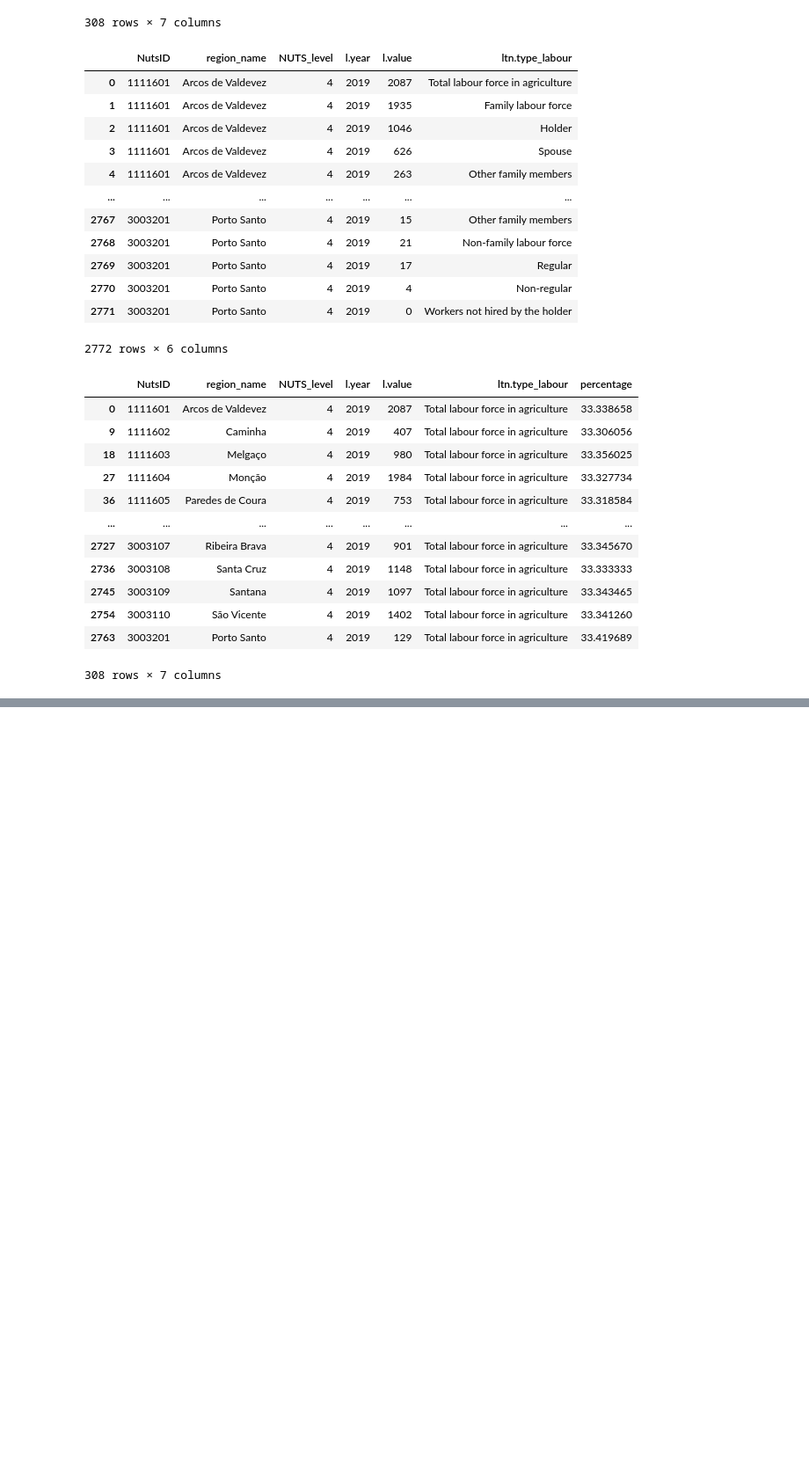
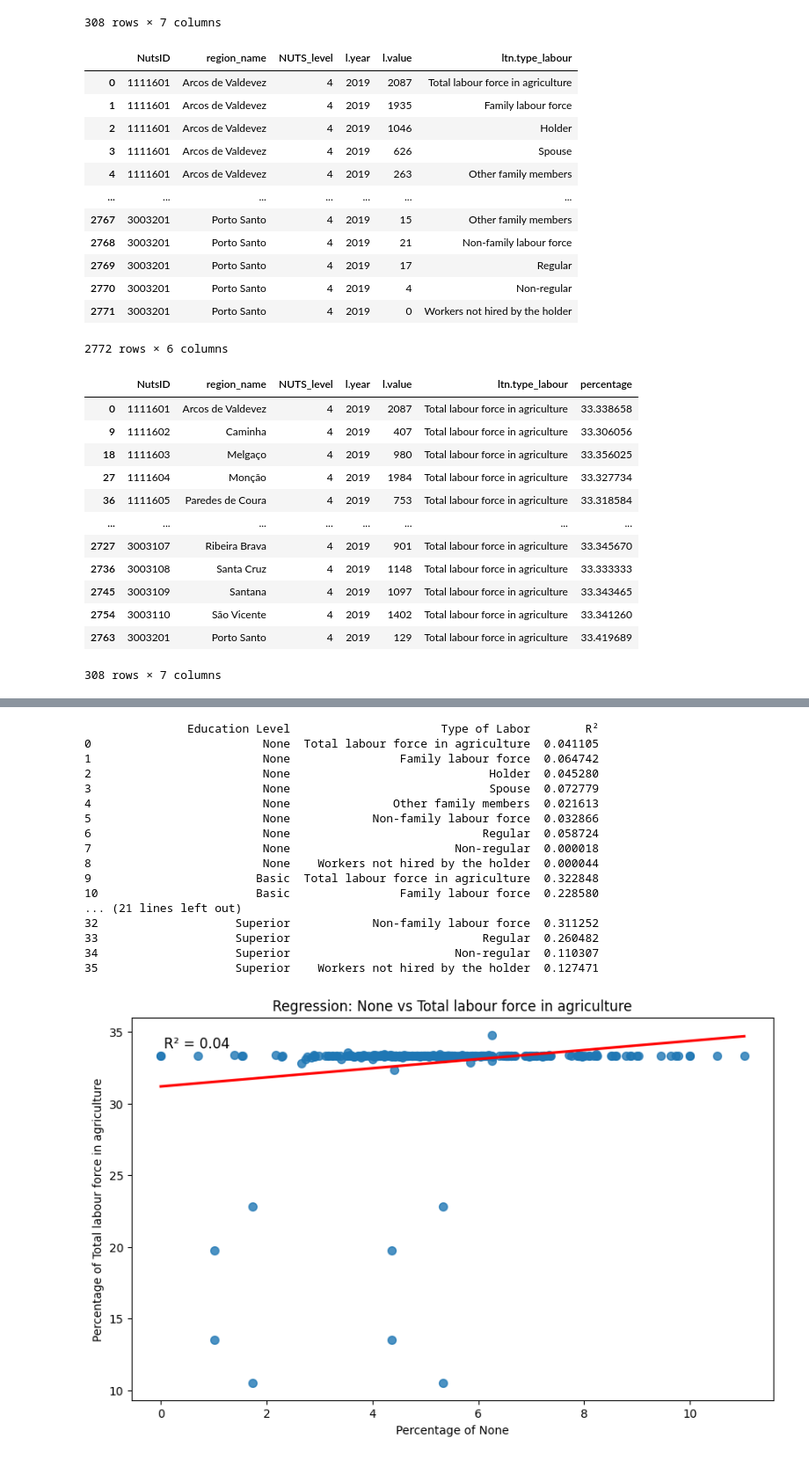
Before and after one commit to domwelsh/avcad_final, a Jupyter notebook: Codes/Labour_education.ipynb, the cells around one changed output, grey strips where cells are left out. Shown at 88% size. Cells and saved outputs as stored; diff of their text form; code cells hidden in the pictures; blank space fills up the shorter version.

```diff
--- a/Codes/Labour_education.ipynb
+++ b/Codes/Labour_education.ipynb
@@ -709,0 +724,80 @@ print(df_correlacion)
+# %%
+import pandas as pd
+import seaborn as sns
+import matplotlib.pyplot as plt
+from sklearn.linear_model import LinearRegression
+from sklearn.metrics import r2_score
+
+
+# Definir los niveles de educación y tipos de fuerza laboral de interés
+niveles_educacion = ['None', 'Basic', 'Secondary / post-secondary', 'Superior']
+tipos_labor = ['Total labour force in agriculture', 'Family labour force', 'Holder', 'Spouse',
+               'Other family members', 'Non-family labour force', 'Regular', 'Non-regular',
+               'Workers not hired by the holder']
+
+# Lista para almacenar los resultados
+regression_results = []
+
+# Iterar sobre cada nivel de educación y tipo de fuerza laboral
+for nivel_educacion in niveles_educacion:
+    for tipo_labor in tipos_labor:
+        # Filtrar los dataframes por nivel de educación y tipo de fuerza laboral
+        df_educacion_filtrado = education_NUTS4_df[education_NUTS4_df['el.education_level'] == nivel_educacion]
+        df_labor_filtrado = labour_NUTS4_df[labour_NUTS4_df['ltn.type_labour'] == tipo_labor]
+
+        # Combinar los dataframes filtrados usando merge
+        df_combinado = pd.merge(df_educacion_filtrado, df_labor_filtrado, on='region_name', how='inner')
+
+        # Asegurarse de que haya suficientes datos para realizar el análisis
+        if len(df_combinado) > 1:
+            # Ajustar el modelo de regresión lineal y calcular R²
+            X = df_combinado['percentage_x'].values.reshape(-1, 1)
+            y = df_combinado['percentage_y'].values
+            model = LinearRegression().fit(X, y)
+            r2 = model.score(X, y)
+
+            # Almacenar los resultados en la lista
+            regression_results.append({
+                'Education Level': nivel_educacion,
+                'Type of Labor': tipo_labor,
+                'R²': r2
+            })
+
+            # Crear el scatter plot con línea de regresión
+            plt.figure(figsize=(10, 6))
+            sns.regplot(x='percentage_x', y='percentage_y', data=df_combinado, ci=None, scatter_kws={'s':50}, line_kws={'color':'red'})
+
+            # Añadir R² al gráfico
+            plt.text(0.05, 0.95, f'R² = {r2:.2f}', transform=plt.gca().transAxes, fontsize=12, verticalalignment='top')
+
+            # Añadir títulos y etiquetas
+            plt.title(f'Regression: {nivel_educacion} vs {tipo_labor}')
+            plt.xlabel(f'Percentage of {nivel_educacion}')
+            plt.ylabel(f'Percentage of {tipo_labor}')
+            plt.grid(False)
+
+
+# Crear un dataframe a partir de la lista de resultados de regresión
+df_regression_results = pd.DataFrame(regression_results)
+
+# Mostrar los resultados de regresión
+print(df_regression_results)
+# %% [output]
+               Education Level                      Type of Labor        R²
+0                         None  Total labour force in agriculture  0.041105
+1                         None                Family labour force  0.064742
+2                         None                             Holder  0.045280
+3                         None                             Spouse  0.072779
+4                         None               Other family members  0.021613
+5                         None            Non-family labour force  0.032866
+6                         None                            Regular  0.058724
+7                         None                        Non-regular  0.000018
+8                         None    Workers not hired by the holder  0.000044
+9                        Basic  Total labour force in agriculture  0.322848
+10                       Basic                Family labour force  0.228580
+... (21 lines left out)
+32                    Superior            Non-family labour force  0.311252
+33                    Superior                            Regular  0.260482
+34                    Superior                        Non-regular  0.110307
+35                    Superior    Workers not hired by the holder  0.127471
+[figure, added]
```
Also changed, not shown: parts of 2 cells of this notebook.
